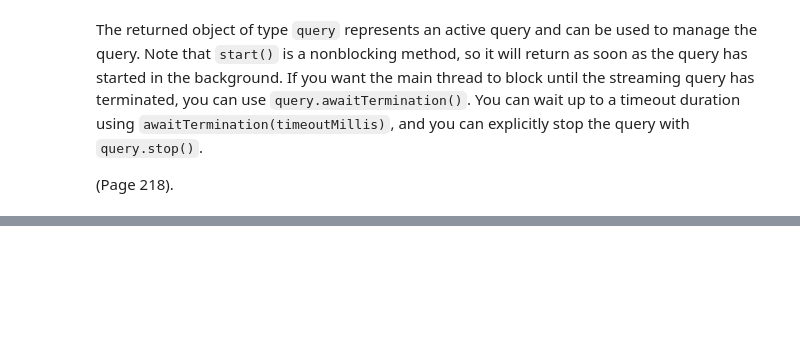
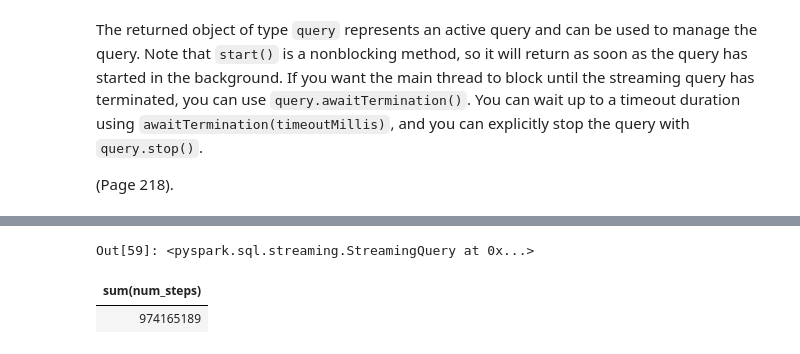
Before and after one commit to Marco-Santoni/databricks-from-scratch, a Jupyter notebook: training-spark/6_streaming.ipynb, the cells around one changed output, grey strips where cells are left out. Cells and saved outputs as stored; diff of their text form; code cells hidden in the pictures; blank space fills up the shorter version.

```diff
--- a/training-spark/6_streaming.ipynb
+++ b/training-spark/6_streaming.ipynb
@@ -418,0 +476,15 @@ query.stop()
+# %%
+device_df.writeStream\
+    .format("memory")\
+    .queryName("total_steps")\
+    .outputMode("complete")\
+    .option("checkpointLocation", "/checkpoints/streaming-exercise-2/")\
+    .trigger(processingTime="20 seconds")\
+    .start()
+# %% [output]
+Out[59]: <pyspark.sql.streaming.StreamingQuery at 0x...>
+# %%
+display(spark.read.table('total_steps'))
+# %% [output]
+| sum(num_steps) |
+| 974165189 |
```
Also changed, not shown: parts of 8 cells of this notebook.
